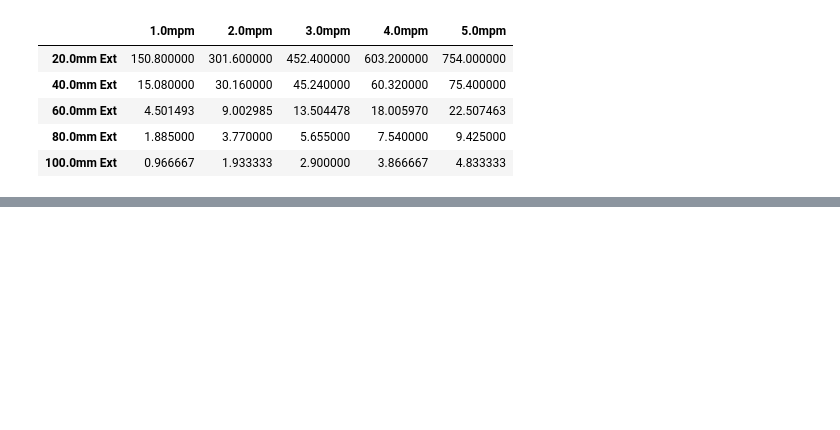
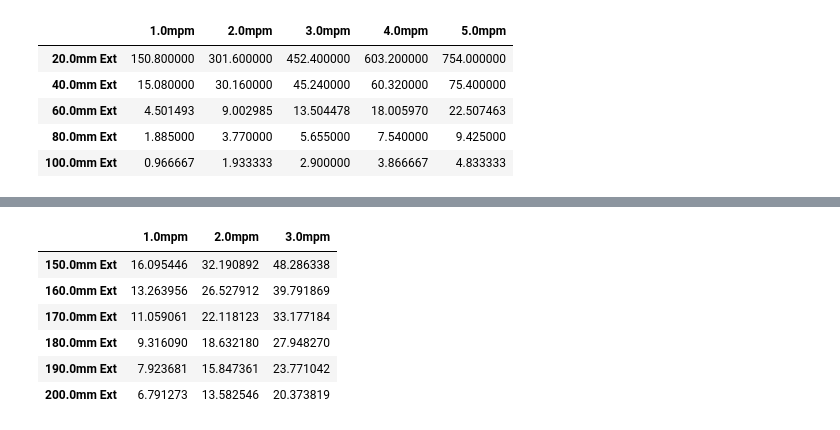
Before and after one commit to johnwslee/extrucal, a Jupyter notebook: docs/example.ipynb, the cells around one changed output, grey strips where cells are left out. Cells and saved outputs as stored; diff of their text form; code cells hidden in the pictures; blank space fills up the shorter version.

Commit message:
feat: Adds functions for tube extrusion

```diff
--- a/docs/example.ipynb
+++ b/docs/example.ipynb
@@ -76,0 +94,10 @@ req_rpm_plot(10, 2, 1000, min_size=60) # min_size was used to make the plot look
+# %%
+tube_table(100, 80, 1000, min_size=150, max_size=200, delta_size=10, max_l_speed=3)
+# %% [output]
+|  | 1.0mpm | 2.0mpm | 3.0mpm |
+| 150.0mm Ext | 16.095446 | 32.190892 | 48.286338 |
+| 160.0mm Ext | 13.263956 | 26.527912 | 39.791869 |
+| 170.0mm Ext | 11.059061 | 22.118123 | 33.177184 |
+| 180.0mm Ext | 9.316090 | 18.632180 | 27.948270 |
+| 190.0mm Ext | 7.923681 | 15.847361 | 23.771042 |
+| 200.0mm Ext | 6.791273 | 13.582546 | 20.373819 |
```
Also changed, not shown: parts of 15 cells of this notebook, 4 other files.
